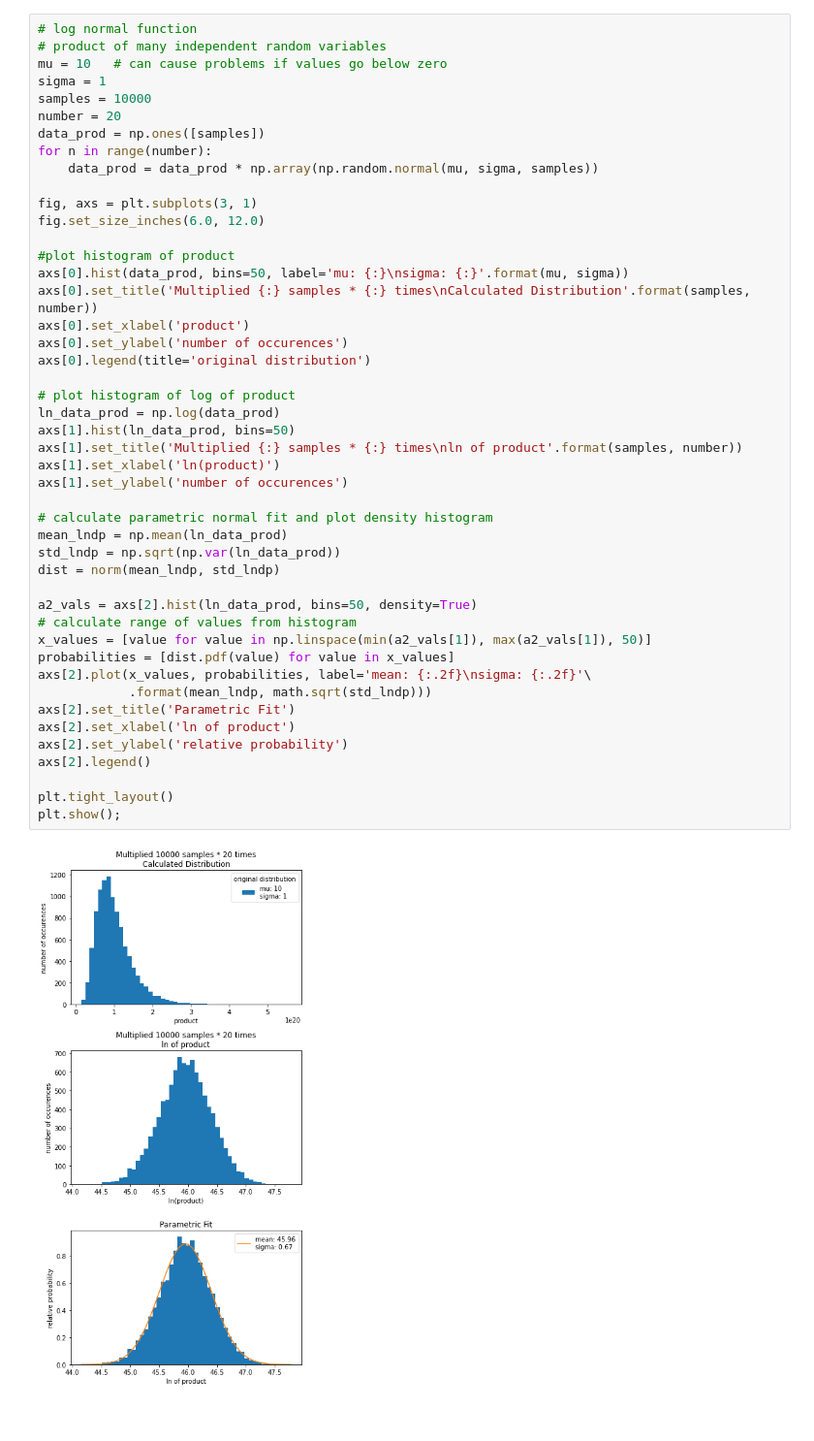
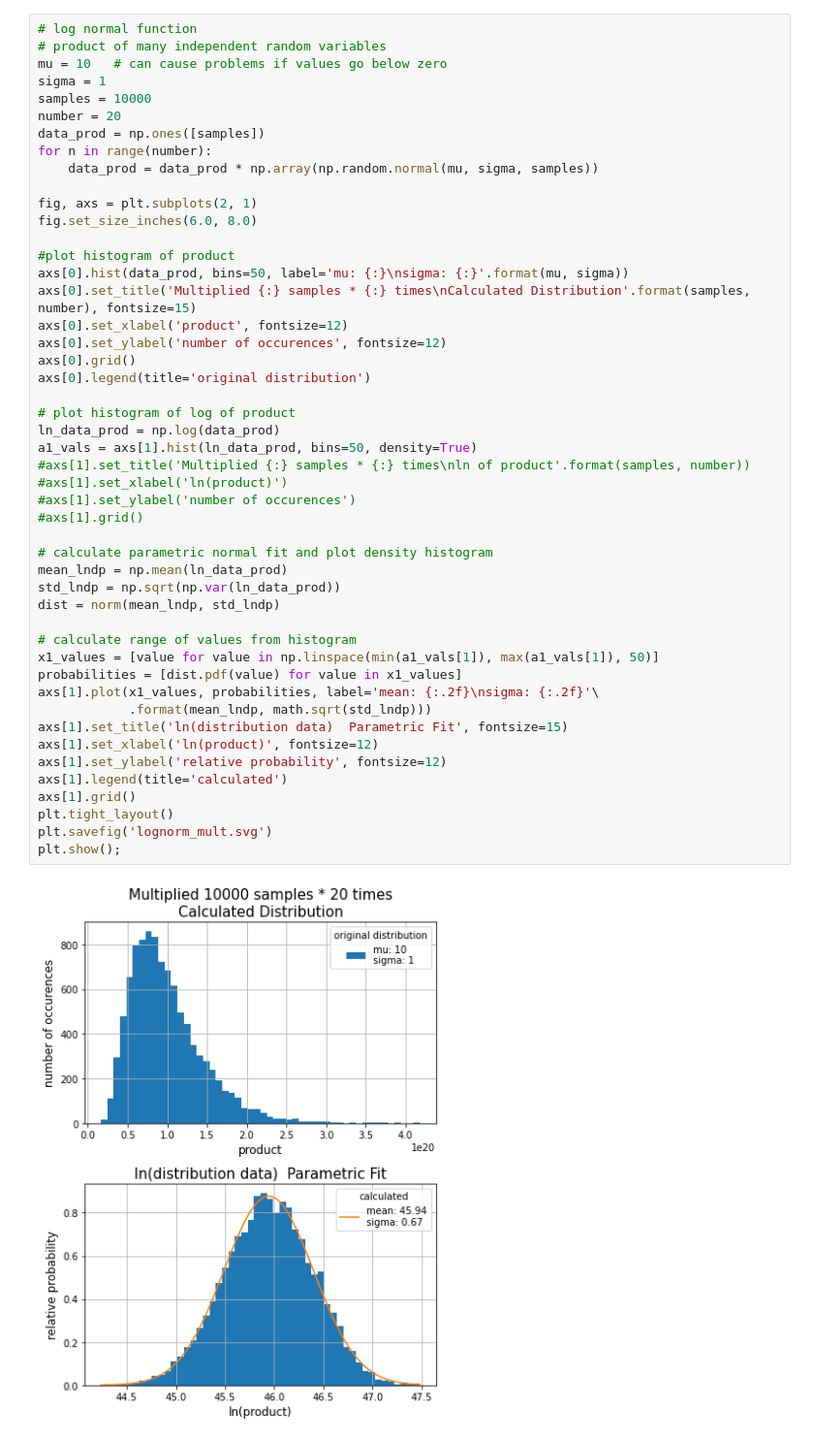
Before and after one commit to deddiebo/distributions, a Jupyter notebook: lognormal/lognormal.ipynb, the cells around one changed output. Shown at 97% size. Drawn from its saved outputs; the diff is of its cells as text.

Commit message:
lognormal examples added

```diff
--- a/lognormal/lognormal.ipynb
+++ b/lognormal/lognormal.ipynb
@@ -136,48 +106,50 @@ plt.show();
 # %%
 # log normal function
 # product of many independent random variables
 mu = 10   # can cause problems if values go below zero
 sigma = 1
 samples = 10000
 number = 20
 data_prod = np.ones([samples])
 for n in range(number):
     data_prod = data_prod * np.array(np.random.normal(mu, sigma, samples))
 
-fig, axs = plt.subplots(3, 1)
-fig.set_size_inches(6.0, 12.0)
+fig, axs = plt.subplots(2, 1)
+fig.set_size_inches(6.0, 8.0)
 
 #plot histogram of product
 axs[0].hist(data_prod, bins=50, label='mu: {:}\nsigma: {:}'.format(mu, sigma))
-axs[0].set_title('Multiplied {:} samples * {:} times\nCalculated Distribution'.format(samples, number))
-axs[0].set_xlabel('product')
-axs[0].set_ylabel('number of occurences')
+axs[0].set_title('Multiplied {:} samples * {:} times\nCalculated Distribution'.format(samples, number), fontsize=15)
+axs[0].set_xlabel('product', fontsize=12)
+axs[0].set_ylabel('number of occurences', fontsize=12)
+axs[0].grid()
 axs[0].legend(title='original distribution')
 
 # plot histogram of log of product
 ln_data_prod = np.log(data_prod)
-axs[1].hist(ln_data_prod, bins=50)
-axs[1].set_title('Multiplied {:} samples * {:} times\nln of product'.format(samples, number))
-axs[1].set_xlabel('ln(product)')
-axs[1].set_ylabel('number of occurences')
+a1_vals = axs[1].hist(ln_data_prod, bins=50, density=True)
+#axs[1].set_title('Multiplied {:} samples * {:} times\nln of product'.format(samples, number))
+#axs[1].set_xlabel('ln(product)')
+#axs[1].set_ylabel('number of occurences')
+#axs[1].grid()
 
 # calculate parametric normal fit and plot density histogram
 mean_lndp = np.mean(ln_data_prod)
 std_lndp = np.sqrt(np.var(ln_data_prod))
 dist = norm(mean_lndp, std_lndp)
 
-a2_vals = axs[2].hist(ln_data_prod, bins=50, density=True)
 # calculate range of values from histogram
-x_values = [value for value in np.linspace(min(a2_vals[1]), max(a2_vals[1]), 50)]
-probabilities = [dist.pdf(value) for value in x_values]
-axs[2].plot(x_values, probabilities, label='mean: {:.2f}\nsigma: {:.2f}'\
+x1_values = [value for value in np.linspace(min(a1_vals[1]), max(a1_vals[1]), 50)]
+probabilities = [dist.pdf(value) for value in x1_values]
+axs[1].plot(x1_values, probabilities, label='mean: {:.2f}\nsigma: {:.2f}'\
             .format(mean_lndp, math.sqrt(std_lndp)))
-axs[2].set_title('Parametric Fit')
-axs[2].set_xlabel('ln of product')
-axs[2].set_ylabel('relative probability')
-axs[2].legend()
-
+axs[1].set_title('ln(distribution data)  Parametric Fit', fontsize=15)
+axs[1].set_xlabel('ln(product)', fontsize=12)
+axs[1].set_ylabel('relative probability', fontsize=12)
+axs[1].legend(title='calculated')
+axs[1].grid()
 plt.tight_layout()
+plt.savefig('lognorm_mult.svg')
 plt.show();
 # %% [output]
-[figure, old version]
+[figure, new version]
```
Also changed, not shown: parts of 11 cells of this notebook, 9 other files.
